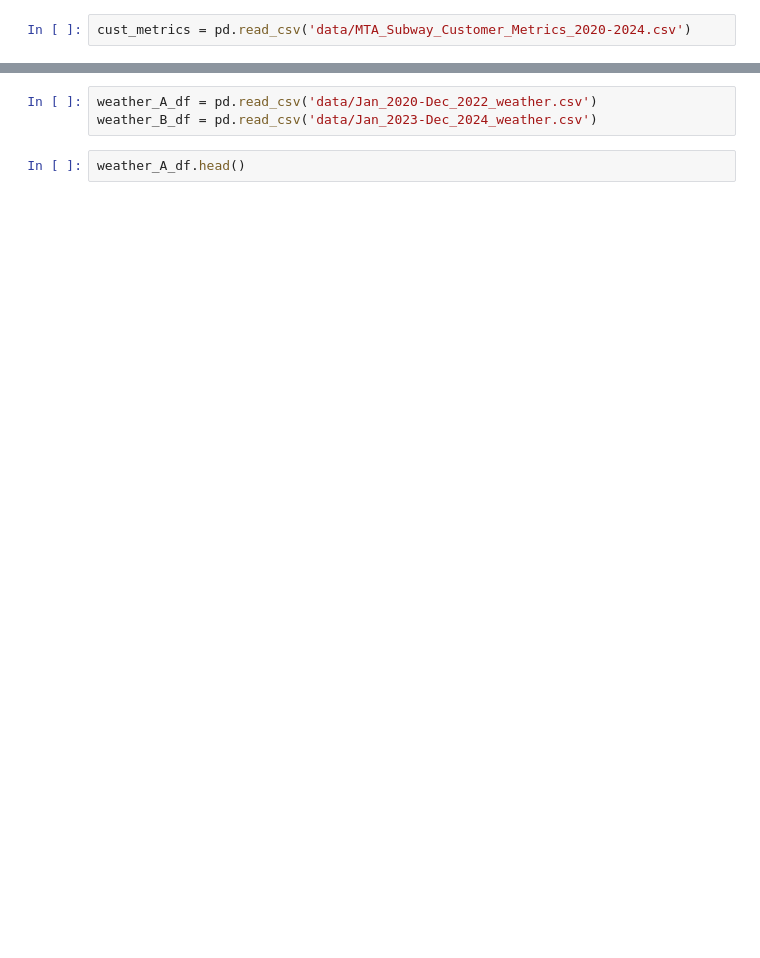
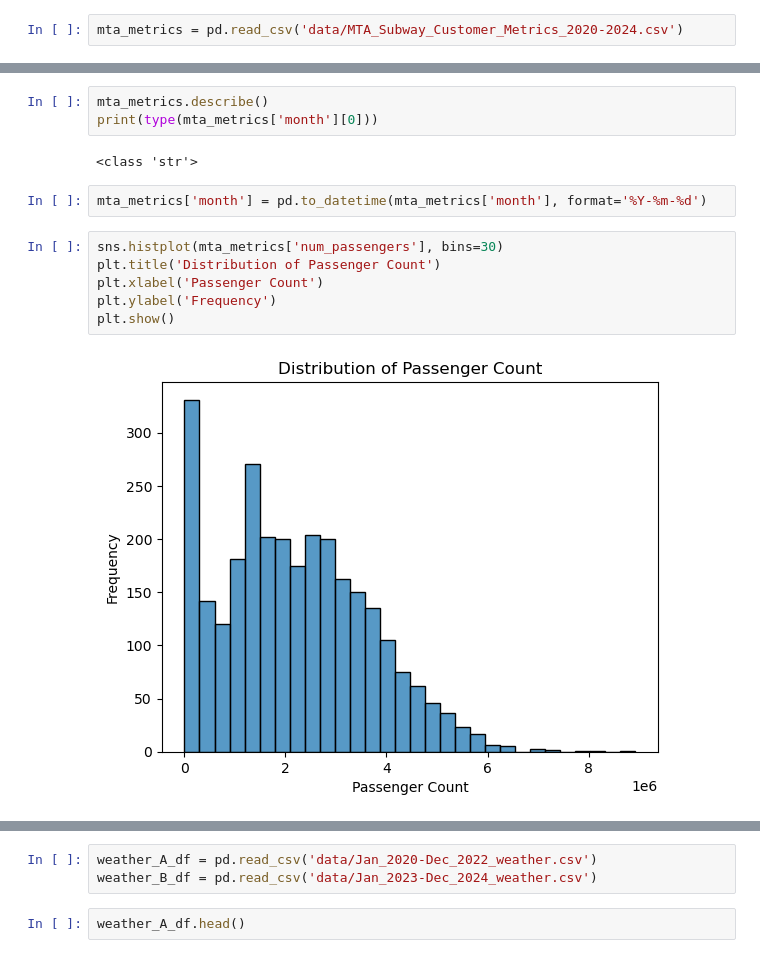
Before and after one commit to tali0n-git/MTA-subway-analysis, a Jupyter notebook: thalyann-notebook.ipynb, the cells around one changed output, grey strips where cells are left out. Saved outputs shown, nothing was run; the diff lists cells and outputs as text; blank space fills up the shorter version.

Commit message:
Continued weather and mta metrics EDA

```diff
--- a/thalyann-notebook.ipynb
+++ b/thalyann-notebook.ipynb
@@ -5,3 +11,3 @@ import pandas as pd
 # %%
-cust_metrics = pd.read_csv('data/MTA_Subway_Customer_Metrics_2020-2024.csv')
+mta_metrics = pd.read_csv('data/MTA_Subway_Customer_Metrics_2020-2024.csv')
 # %%
@@ -13,3 +19,18 @@ cust_metrics.head()
 | 2 | 2024-12-01 | A DIVISION | 2 | offpeak | 3078700.2 | 1.425670 | 0.726788 | ... |
 | 3 | 2024-12-01 | A DIVISION | 2 | peak | 3672602.5 | 1.147720 | 0.448690 | ... |
 | 4 | 2024-12-01 | A DIVISION | 3 | offpeak | 2344247.5 | 0.984354 | 0.456582 | ... |
+# %%
+mta_metrics.describe()
+print(type(mta_metrics['month'][0]))
+# %% [output]
+<class 'str'>
+# %%
+mta_metrics['month'] = pd.to_datetime(mta_metrics['month'], format='%Y-%m-%d')
+# %%
+sns.histplot(mta_metrics['num_passengers'], bins=30)
+plt.title('Distribution of Passenger Count')
+plt.xlabel('Passenger Count')
+plt.ylabel('Frequency')
+plt.show()
+# %% [output]
+[figure, added]
```
Also changed, not shown: parts of 17 cells of this notebook.
